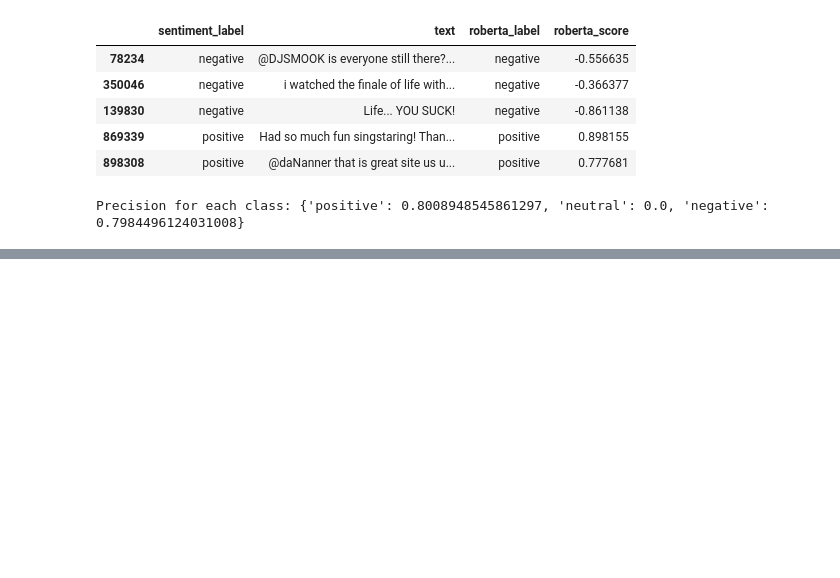
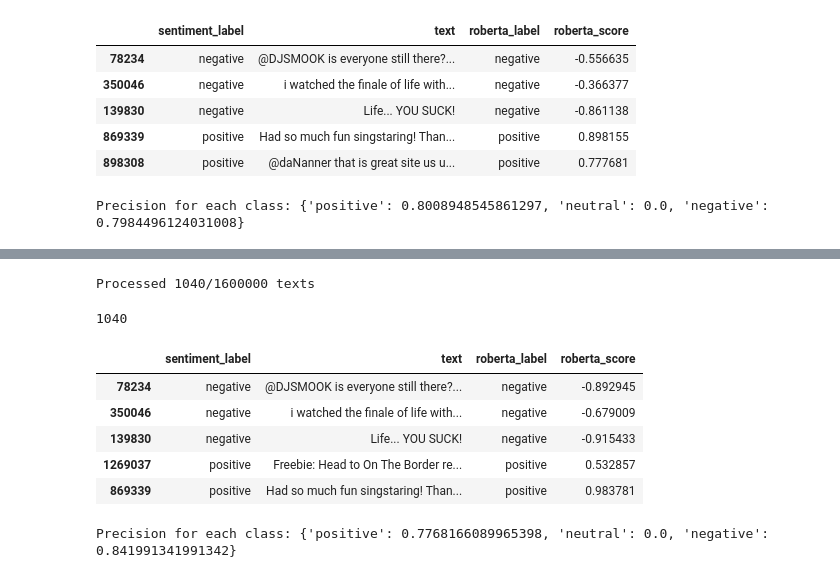
Before and after one commit to lmBored/From_Tweets_to_Trends, a Jupyter notebook: sentiment/roberta_evaluation.ipynb, the cells around one changed output, grey strips where cells are left out. Drawn from its saved outputs; the diff is of its cells as text; code cells hidden in the pictures; blank space fills up the shorter version.

Commit message:
fix transform text

```diff
--- a/sentiment/roberta_evaluation.ipynb
+++ b/sentiment/roberta_evaluation.ipynb
@@ -160,0 +235,48 @@ Precision for each class: {'positive': 0.8008948545861297, 'neutral': 0.0, 'nega
+# %%
+random.seed(69)
+
+random_idx_list1 = [random.randint(1,len(df.text)) for i in range(2000)] # creates random indexes to choose from dataframe
+df1 = df.loc[random_idx_list1,:]
+# %%
+counter1 = 0
+
+def process_text_stemmed(x):
+    label, score = roberta_stemmed(x, tokenizer, model, configr)
+    if label == 'neutral':
+        return pd.Series([None, None])
+    else:
+        global counter1
+        counter1 += 1
+        print(f'Processed {counter1}/{len(df)} texts', end='\r')
+        return pd.Series([label, score])
+
+df1[['roberta_label', 'roberta_score']] = df1.text.apply(process_text_stemmed)
+df1 = df1.dropna(subset=['roberta_label'])
+# %% [output]
+Processed 1040/1600000 texts
+# %%
+print(len(df1))
+df1.head()
+# %% [output]
+1040
+|  | sentiment_label | text | roberta_label | roberta_score |
+| 78234 | negative | @DJSMOOK is everyone still there?... | negative | -0.892945 |
+| 350046 | negative | i watched the finale of life with... | negative | -0.679009 |
+| 139830 | negative | Life... YOU SUCK! | negative | -0.915433 |
+| 1269037 | positive | Freebie: Head to On The Border re... | positive | 0.532857 |
+| 869339 | positive | Had so much fun singstaring! Than... | positive | 0.983781 |
+# %%
+from sklearn.metrics import precision_score
+
+true_labels = list(df1.sentiment_label.values)
+predicted_labels = list(df1.roberta_label.values)
+
+classes = ['positive', 'neutral', 'negative']
+
+precision_scores = precision_score(true_labels, predicted_labels, labels=classes, average=None)
+
+precision_dict = dict(zip(classes, precision_scores))
+
+print(f'Precision for each class: {precision_dict}')
+# %% [output]
+Precision for each class: {'positive': 0.7768166089965398, 'neutral': 0.0, 'negative': 0.841991341991342}
```
Also changed, not shown: parts of 3 cells of this notebook, 5 other files.
